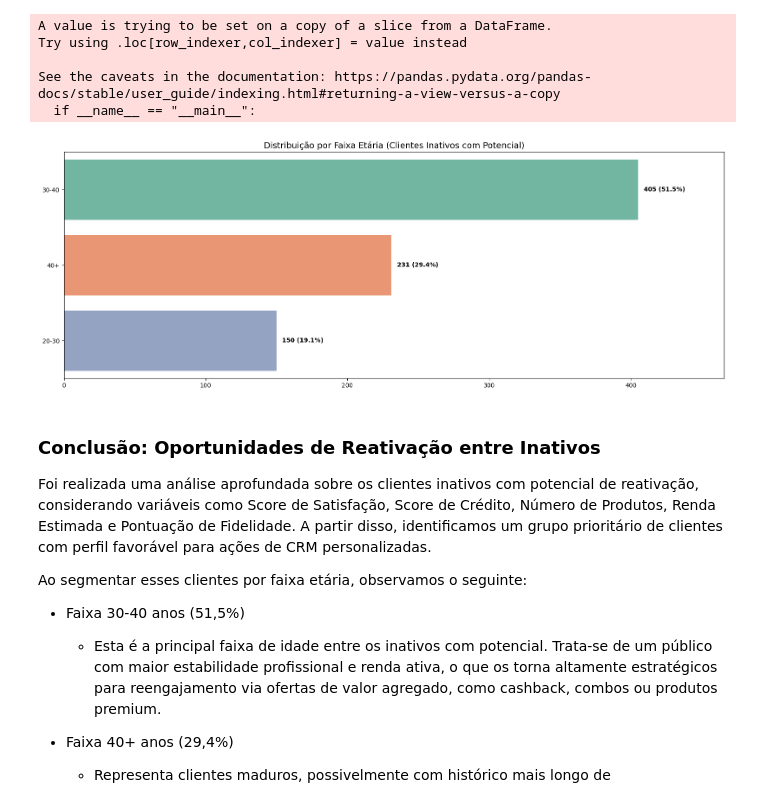
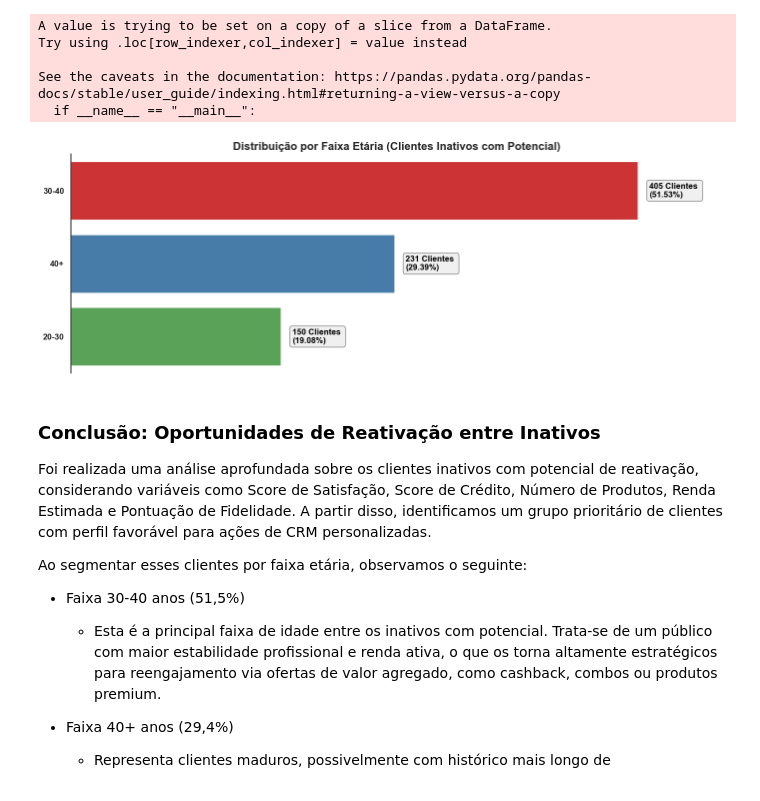
Before and after one commit to PedroCanhete/Analise-de-Credito, a Jupyter notebook: analiseCredito.ipynb, the cells around one changed output. Drawn from its saved outputs; the diff is of its cells as text; code cells hidden in the pictures.

```diff
--- a/analiseCredito.ipynb
+++ b/analiseCredito.ipynb
@@ -589,35 +638,53 @@ Try using .loc[row_indexer,col_indexer] = value instead
 
 See the caveats in the documentation: https://pandas.pydata.org/pandas-docs/stable/user_guide/indexing.html#returning-a-view-versus-a-copy
   if __name__ == "__main__":
-# %%
-plt.figure(figsize=(16, 6))
-
-# Frequência absoluta e percentual
-freq_abs = df_inativos_reativacao['FaixaEtaria'].value_counts()
-freq_pct = df_inativos_reativacao['FaixaEtaria'].value_counts(normalize=True) * 100
-
-# Ordenação
-freq_abs = freq_abs.sort_values(ascending=False)
-freq_pct = freq_pct.loc[freq_abs.index]
-
-ax = sns.barplot(x=freq_abs.values, y=freq_abs.index, palette="Set2")
-
-max_val = max(freq_abs.values)
-ax.set_xlim(0, max_val * 1.15)
-xlim_max = ax.get_xlim()[1]
-
-# Anotações
-for i, (v, p) in enumerate(zip(freq_abs.values, freq_pct.values)):
-    ax.text(v + max_val * 0.01, i, f'{v} ({p:.1f}%)', va='center', ha='left', color='black', fontsize=10, fontweight='bold')
-
-plt.title('Distribuição por Faixa Etária (Clientes Inativos com Potencial)', fontsize=14)
-plt.xlabel('')
-plt.ylabel('')
-
-plt.tight_layout()
-plt.show()
-# %% [output]
-[figure, removed]
+# %%
+plt.figure(figsize=(14, 5))
+
+# Frequência absoluta e percentual
+freq_abs = df_inativos_reativacao['FaixaEtaria'].value_counts()
+freq_pct = df_inativos_reativacao['FaixaEtaria'].value_counts(normalize=True) * 100
+
+# Ordenação
+freq_abs = freq_abs.sort_values(ascending=False)
+freq_pct = freq_pct.loc[freq_abs.index]
+
+#Plotagem
+ax = sns.barplot(x=freq_abs.values, y=freq_abs.index, palette="Set1")
+
+#Título e ticks eixo X e Y
+plt.title('Distribuição por Faixa Etária (Clientes Inativos com Potencial)', fontsize=16, fontweight='bold')
+plt.xlabel('')
+plt.ylabel('')
+ax.set_xticklabels('')
+for label in ax.get_yticklabels():
+    label.set_fontweight('bold')
+    label.set_fontsize(12)
+ax.grid(False)
+
+#Ajustes dos eixos
+max_val = max(freq_abs.values)
+ax.set_xlim(0, max_val * 1.15)
+
+# Anotações
+for i, pct in enumerate(freq_pct.values):
+    label = pct_formatado(pct, freq_abs.values)
+    ax.text(freq_abs.values[i] + max_val * 0.02, i, label,
+            va='center', ha='left', color='black', fontsize=12, fontweight='bold',
+            bbox=dict(boxstyle='round, pad=0.3', facecolor='#F0F0F0', edgecolor='gray'))
+
+
+#Spines
+for spine in ax.spines.values():
+    spine.set_visible(False)
+    ax.spines['left'].set_visible(True)
+    ax.spines['left'].set_color('black')
+
+
+plt.tight_layout()
+plt.show()
+# %% [output]
+[figure, added]
 # %% [markdown]
 ### Conclusão: Oportunidades de Reativação entre Inativos
 Foi realizada uma análise aprofundada sobre os clientes inativos com potencial de reativação, considerando variáveis como Score de Satisfação, Score de Crédito, Número de Produtos, Renda Estimada e Pontuação de Fidelidade. A partir disso, identificamos um grupo prioritário de clientes com perfil favorável para ações de CRM personalizadas.
```
Also changed, not shown: parts of 10 cells of this notebook.
